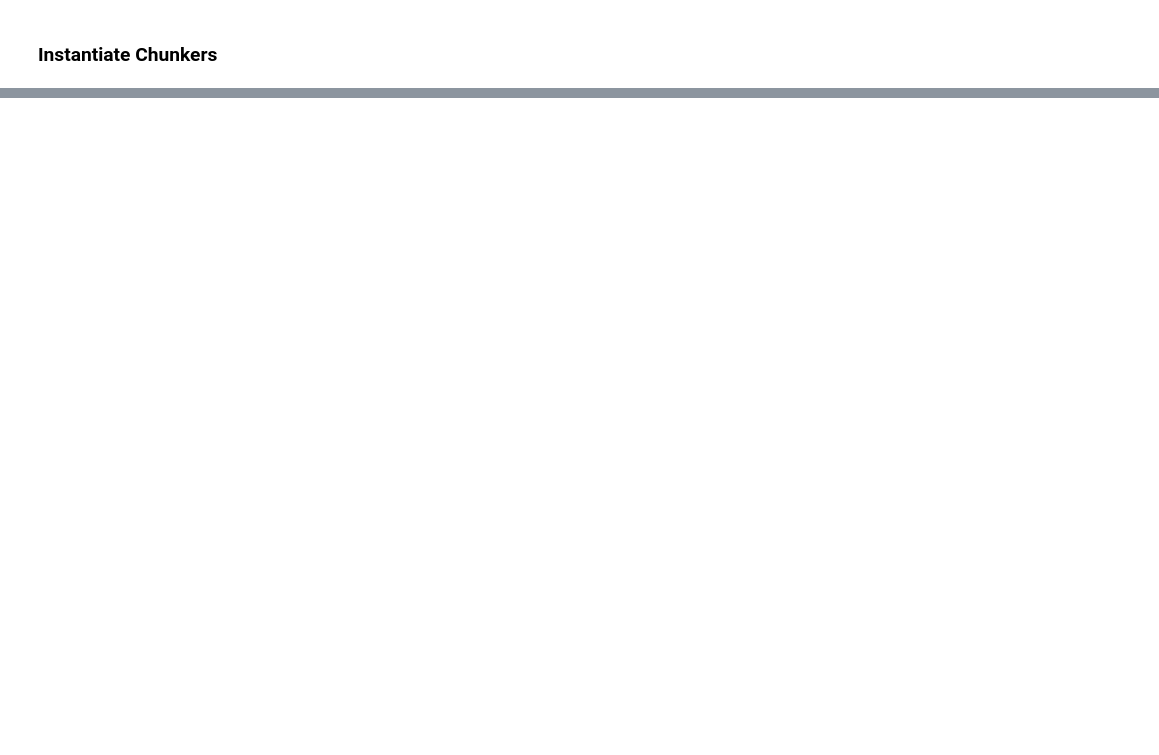
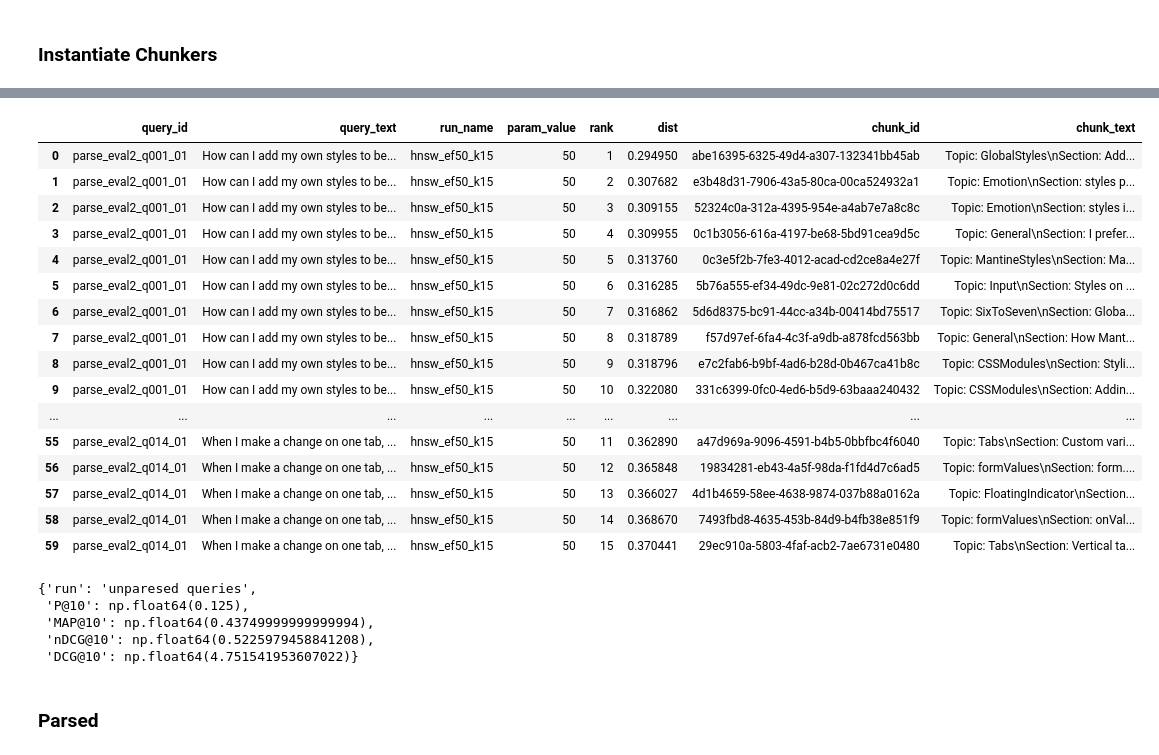
Before and after one commit to Haochen92/RAG_service, a Jupyter notebook: notebooks/rag_mantine.ipynb, the cells around one changed output, grey strips where cells are left out. Drawn from its saved outputs; the diff is of its cells as text; code cells hidden in the pictures; blank space fills up the shorter version.

Commit message:
Update RAG Mantine notebook

```diff
--- a/notebooks/rag_mantine.ipynb
+++ b/notebooks/rag_mantine.ipynb
@@ -272,0 +209,8 @@ path
+# %%
+async with local_session() as session:
+    keyword_hits = await bm25_search(
+        queries=query_items,
+        k=15,
+        session=session,
+        source=SOURCE
+    )
@@ -272,0 +238,16 @@ path
+# %%
+
+async with local_session() as session:
+    hybrid_search_df = await hybrid_search(
+        queries=query_items,
+        embedding_model=embedding_model,
+        source=SOURCE,
+        ef_search_values=ef_search_values,
+        a=0.5,
+        b=0.5,
+        k=15,
+        session=session
+    )
+
+
+hybrid_search_df.head(20)
@@ -272,0 +349,4 @@ path
+# %%
+query_parse_fpath = Path("../evaluation/queries_to_parse.jsonl")
+queries_to_parse = [json.loads(line) for line in query_parse_fpath.read_text().splitlines() if line.strip()]
+queries_to_parse = [QueryItem.model_validate(q) for q in queries_to_parse]
@@ -272,0 +360,32 @@ path
+# %%
+ef_search_values = [50]
+async with local_session() as session:
+    retrieved_vector_hits = await vectors_search(
+        queries=queries_to_parse,
+        source=SOURCE,
+        embedding_model=embedding_model,
+        ef_search_values=ef_search_values,
+        k=15,
+        session=session
+    )
+
+unparsed_query_df = pd.DataFrame([hit.model_dump() for hit in retrieved_vector_hits])
+unparsed_query_df
+# %% [output]
+|  | query_id | query_text | run_name | param_value | rank | dist | chunk_id | chunk_text |
+| 0 | parse_eval2_q001_01 | How can I add my own styles to be... | hnsw_ef50_k15 | 50 | 1 | 0.294950 | abe16395-6325-49d4-a307-132341bb45ab | Topic: GlobalStyles\nSection: Add... |
+| 1 | parse_eval2_q001_01 | How can I add my own styles to be... | hnsw_ef50_k15 | 50 | 2 | 0.307682 | e3b48d31-7906-43a5-80ca-00ca524932a1 | Topic: Emotion\nSection: styles p... |
+| 2 | parse_eval2_q001_01 | How can I add my own styles to be... | hnsw_ef50_k15 | 50 | 3 | 0.309155 | 52324c0a-312a-4395-954e-a4ab7e7a8c8c | Topic: Emotion\nSection: styles i... |
+| 3 | parse_eval2_q001_01 | How can I add my own styles to be... | hnsw_ef50_k15 | 50 | 4 | 0.309955 | 0c1b3056-616a-4197-be68-5bd91cea9d5c | Topic: General\nSection: I prefer... |
+| 4 | parse_eval2_q001_01 | How can I add my own styles to be... | hnsw_ef50_k15 | 50 | 5 | 0.313760 | 0c3e5f2b-7fe3-4012-acad-cd2ce8a4e27f | Topic: MantineStyles\nSection: Ma... |
+| 5 | parse_eval2_q001_01 | How can I add my own styles to be... | hnsw_ef50_k15 | 50 | 6 | 0.316285 | 5b76a555-ef34-49dc-9e81-02c272d0c6dd | Topic: Input\nSection: Styles on ... |
+| 6 | parse_eval2_q001_01 | How can I add my own styles to be... | hnsw_ef50_k15 | 50 | 7 | 0.316862 | 5d6d8375-bc91-44cc-a34b-00414bd75517 | Topic: SixToSeven\nSection: Globa... |
+| 7 | parse_eval2_q001_01 | How can I add my own styles to be... | hnsw_ef50_k15 | 50 | 8 | 0.318789 | f57d97ef-6fa4-4c3f-a9db-a878fcd563bb | Topic: General\nSection: How Mant... |
+| 8 | parse_eval2_q001_01 | How can I add my own styles to be... | hnsw_ef50_k15 | 50 | 9 | 0.318796 | e7c2fab6-b9bf-4ad6-b28d-0b467ca41b8c | Topic: CSSModules\nSection: Styli... |
+| 9 | parse_eval2_q001_01 | How can I add my own styles to be... | hnsw_ef50_k15 | 50 | 10 | 0.322080 | 331c6399-0fc0-4ed6-b5d9-63baaa240432 | Topic: CSSModules\nSection: Addin... |
+| ... | ... | ... | ... | ... | ... | ... | ... | ... |
+| 55 | parse_eval2_q014_01 | When I make a change on one tab, ... | hnsw_ef50_k15 | 50 | 11 | 0.362890 | a47d969a-9096-4591-b4b5-0bbfbc4f6040 | Topic: Tabs\nSection: Custom vari... |
+| 56 | parse_eval2_q014_01 | When I make a change on one tab, ... | hnsw_ef50_k15 | 50 | 12 | 0.365848 | 19834281-eb43-4a5f-98da-f1fd4d7c6ad5 | Topic: formValues\nSection: form.... |
+| 57 | parse_eval2_q014_01 | When I make a change on one tab, ... | hnsw_ef50_k15 | 50 | 13 | 0.366027 | 4d1b4659-58ee-4638-9874-037b88a0162a | Topic: FloatingIndicator\nSection... |
+| 58 | parse_eval2_q014_01 | When I make a change on one tab, ... | hnsw_ef50_k15 | 50 | 14 | 0.368670 | 7493fbd8-4635-453b-84d9-b4fb38e851f9 | Topic: formValues\nSection: onVal... |
+| 59 | parse_eval2_q014_01 | When I make a change on one tab, ... | hnsw_ef50_k15 | 50 | 15 | 0.370441 | 29ec910a-5803-4faf-acb2-7ae6731e0480 | Topic: Tabs\nSection: Vertical ta... |
@@ -272,0 +414,12 @@ path
+# %%
+unparsed_query_summary = summarize_metrics(unparsed_query_df_labelled, "unparesed queries", K)
+
+unparsed_query_summary
+# %% [output]
+{'run': 'unparesed queries',
+ 'P@10': np.float64(0.125),
+ 'MAP@10': np.float64(0.43749999999999994),
+ 'nDCG@10': np.float64(0.5225979458841208),
+ 'DCG@10': np.float64(4.751541953607022)}
+# %% [markdown]
+### Parsed
```
Also changed, not shown: parts of 91 cells of this notebook.
